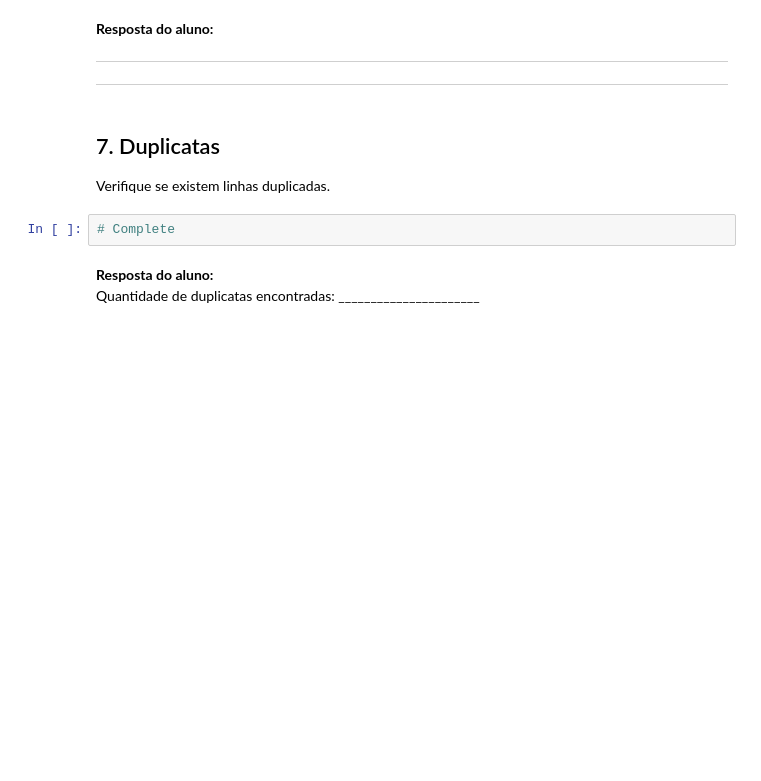
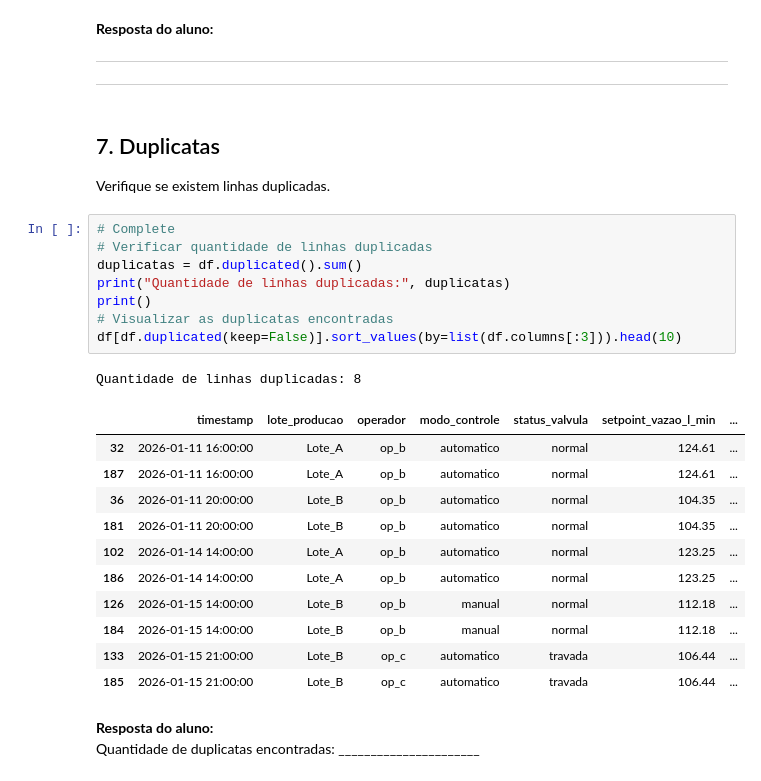
Before and after one commit to jcleachi/Avaliacao-Pratica-Modulo-I, a Jupyter notebook: aula1_machine_learning_industria_aluno.ipynb, the cells around one changed output. Drawn from its saved outputs; the diff is of its cells as text; blank space fills up the shorter version.

```diff
--- a/aula1_machine_learning_industria_aluno.ipynb
+++ b/aula1_machine_learning_industria_aluno.ipynb
@@ -82,8 +162,27 @@ ____________________________________________________________
 ## 7. Duplicatas
 
 Verifique se existem linhas duplicadas.
-# %%
-# Complete
+# %%
+# Complete
+# Verificar quantidade de linhas duplicadas
+duplicatas = df.duplicated().sum()
+print("Quantidade de linhas duplicadas:", duplicatas)
+print()
+# Visualizar as duplicatas encontradas
+df[df.duplicated(keep=False)].sort_values(by=list(df.columns[:3])).head(10)
+# %% [output]
+Quantidade de linhas duplicadas: 8
+|  | timestamp | lote_producao | operador | modo_controle | status_valvula | setpoint_vazao_l_min | ... |
+| 32 | 2026-01-11 16:00:00 | Lote_A | op_b | automatico | normal | 124.61 | ... |
+| 187 | 2026-01-11 16:00:00 | Lote_A | op_b | automatico | normal | 124.61 | ... |
+| 36 | 2026-01-11 20:00:00 | Lote_B | op_b | automatico | normal | 104.35 | ... |
+| 181 | 2026-01-11 20:00:00 | Lote_B | op_b | automatico | normal | 104.35 | ... |
+| 102 | 2026-01-14 14:00:00 | Lote_A | op_b | automatico | normal | 123.25 | ... |
+| 186 | 2026-01-14 14:00:00 | Lote_A | op_b | automatico | normal | 123.25 | ... |
+| 126 | 2026-01-15 14:00:00 | Lote_B | op_b | manual | normal | 112.18 | ... |
+| 184 | 2026-01-15 14:00:00 | Lote_B | op_b | manual | normal | 112.18 | ... |
+| 133 | 2026-01-15 21:00:00 | Lote_B | op_c | automatico | travada | 106.44 | ... |
+| 185 | 2026-01-15 21:00:00 | Lote_B | op_c | automatico | travada | 106.44 | ... |
 # %% [markdown]
 **Resposta do aluno:**
 Quantidade de duplicatas encontradas: ______________________
```
Also changed, not shown: parts of 17 cells of this notebook.
